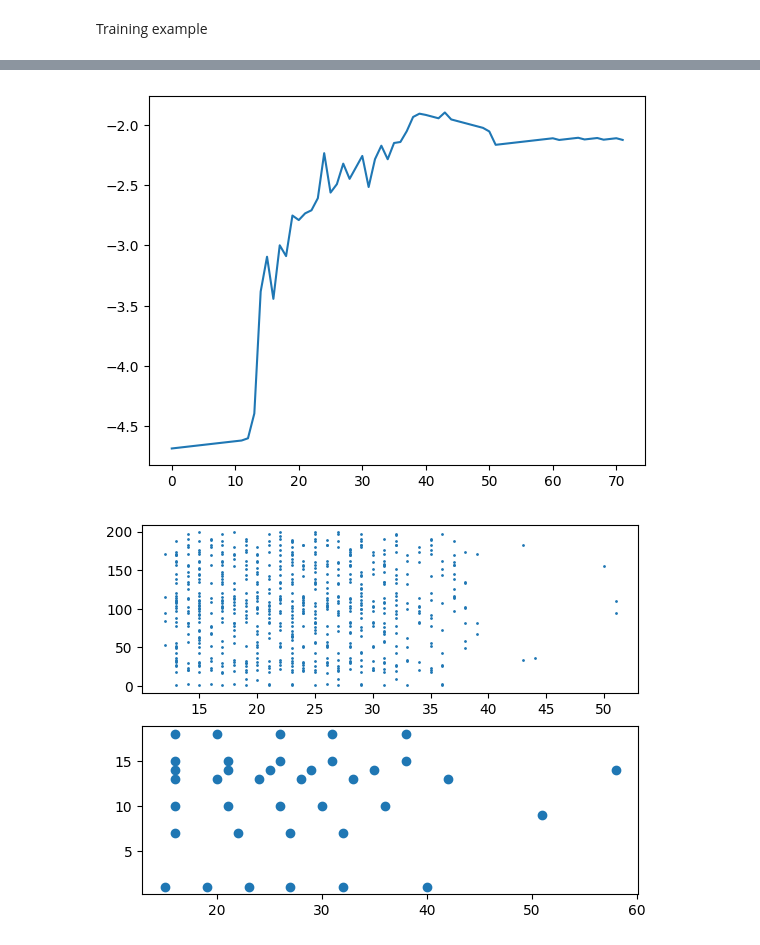
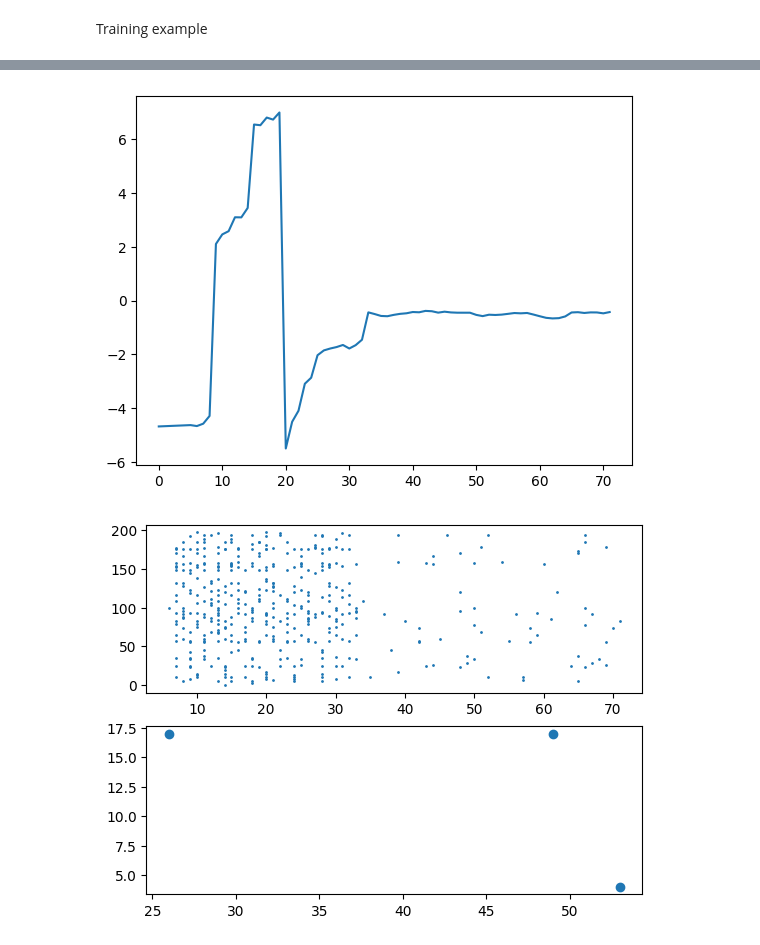
Before and after one commit to ncas-tum/ELEANOR, a Jupyter notebook: polloop.ipynb, the cells around one changed output, grey strips where cells are left out. Drawn from its saved outputs; the diff is of its cells as text; code cells hidden in the pictures.

```diff
--- a/polloop.ipynb
+++ b/polloop.ipynb
@@ -5,6 +5,7 @@ import equinox as eqx
 import jax
 import jax.numpy as jnp
 from spyx.axn import arctan
+import matplotlib.pyplot as plt
 
 _spike_fn = arctan(k=2)
 
@@ -73,9 +74,9 @@ class FeLIF(eqx.Module):
         C_tot = C_0 + C_par
         self.C_tot = C_tot
 
-        cap_divider = eps_int / (t_hzo * eps_hzo + t_int * eps_int)
+        cap_divider = eps_int / (t_hzo * eps_int + t_int * eps_hzo)
         self.cap_divider = cap_divider
-        depol_divider = 1 / _eps0 * t_int / (t_hzo * eps_hzo + t_int * eps_int)
+        depol_divider = 1 / _eps0 * t_int / (t_hzo * eps_int + t_int * eps_hzo)
         self.depol_divider = depol_divider
         threshold = V_thr * C_tot + P_s * A
         self.threshold = threshold
@@ -151,8 +152,8 @@ class FeLIF(eqx.Module):
 
             p_upper, I_p = updatePol(v, p)
 
-            I_leak = (1e-4 * A * jnp.expm1(v / V_t) + I_dsc) * jnp.sign(v)
-            dv = (input_ - I_leak - jax.lax.stop_gradient(I_p)) / C_tot
+            I_leak = (I_0 * A * jnp.expm1(v / V_t) + I_dsc) * jnp.sign(v)
+            dv = (input_ - I_leak - I_p) / C_tot
 
             v_upper = jnp.clip(v + dt * dv, -5, 5)
 
@@ -206,3 +207,7 @@ class FeLIF(eqx.Module):
         v, p, s = out
 
         return s, self.getCharge(v, p), v, p
+
+
+felif = FeLIF(1, spike_fn=_spike_fn, dt=1e-3, paramsScale=1, stepFull=False, key=None)
+felif.C_tot
@@ -305,11 +312,13 @@ class CUBALIF(eqx.Module):
     hidden_size: int = eqx.field(static=True)
     alpha: float = eqx.field(static=True)
     beta: float = eqx.field(static=True)
+    recurrent: eqx.nn.Linear
 
     def __init__(self, hidden_size, alpha, beta, *, key=None):
         self.hidden_size = hidden_size
         self.alpha = alpha
         self.beta = beta
+        self.recurrent = eqx.nn.Linear(hidden_size, hidden_size, key=key)
 
     def __call__(self, input_):
         hidden = (jnp.zeros((self.hidden_size,)), jnp.zeros((self.hidden_size,)))
@@ -321,7 +330,7 @@ class CUBALIF(eqx.Module):
             out = _spike_fn(mtr)
             rst = jax.lax.stop_gradient(out)
 
-            new_syn = self.alpha * syn + inp
+            new_syn = self.alpha * syn + inp + self.recurrent(out)
             new_mem = (self.beta * mem) * (1.0 - rst) + new_syn
 
             return (new_syn, new_mem), out
@@ -339,13 +348,11 @@ class Network(eqx.Module):
     linear2: eqx.nn.Linear
 
     def __init__(self, in_size, hidden_size, out_size, alpha, beta, *, key):
-        key1, key2 = jax.random.split(key, 2)
-        self.layer1 = CUBALIF(hidden_size, alpha, beta)
+        key1, key2, key3 = jax.random.split(key, 3)
+        self.layer1 = CUBALIF(hidden_size, alpha, beta, key=key3)
         self.linear1 = eqx.nn.Linear(in_size, hidden_size, use_bias=False, key=key1)
 
-        self.layer2 = FeLIF(
-            out_size, spike_fn=_spike_fn, dt=1e-3, stepFull=False, key=None
-        )
+        self.layer2 = FeLIF(out_size, spike_fn=_spike_fn, dt=1e-3, stepFull=False)
         self.linear2 = eqx.nn.Linear(hidden_size, out_size, key=key2)
 
         # get_weights = lambda m: m.weight
@@ -362,7 +369,7 @@ class Network(eqx.Module):
         return s2, (s1, charge)
 # %%
 batch_size = 128
-nb_epochs = 200
+nb_epochs = 1000
 nb_steps = 72
 nb_inputs = 700
 nb_hidden = 200
@@ -370,10 +377,10 @@ nb_outputs = 20
 learning_rate = 2e-4
 time_step = 14e-3
 
-tau_mem = 1680e-3
+tau_mem = 10e-3
 tau_syn = 5e-3
 
-alpha = 0  # jnp.exp(-time_step/tau_syn)
+alpha = jnp.exp(-time_step / tau_syn)
 beta = jnp.exp(-time_step / tau_mem)
 shd_dl = SHD_loader(batch_size, nb_steps, nb_inputs, 0.2)
 # %%
@@ -464,14 +455,14 @@ plt.figure()
 plt.plot(charge[0, :, 4])
 plt.show()
 # %% [output]
-[figure, old version]
+[figure, new version]
 # %%
 _, axs = plt.subplots(2, 1)
 axs[0].scatter(*jnp.where(s1[0]), s=1)
-axs[1].scatter(*jnp.where(pred_y[0]))
+axs[1].scatter(*jnp.where(pred_y[3]))
 plt.show()
 # %% [output]
-[figure, old version]
+[figure, new version]
 # %%
 total_loss = []
 total_accuracy = []
```
Also changed, not shown: parts of 4 cells of this notebook, 1 other file.
